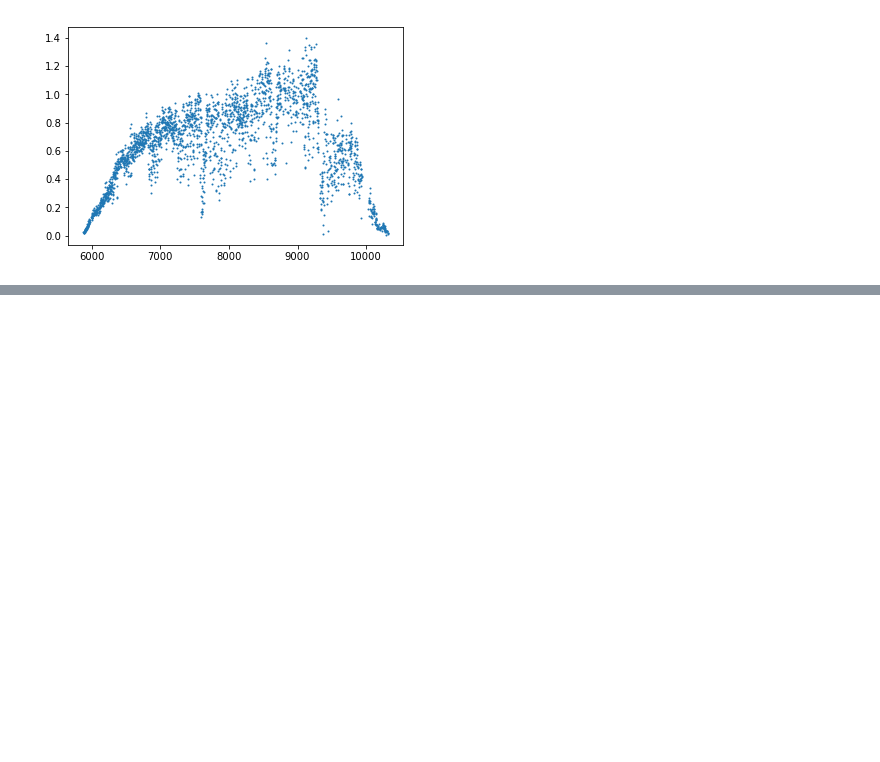
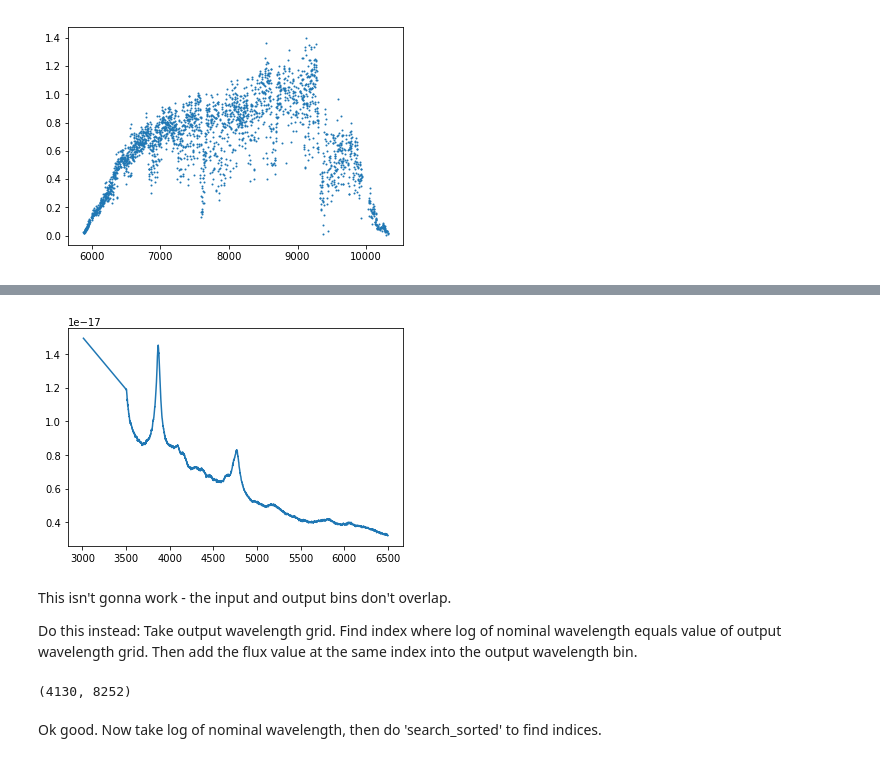
Before and after one commit to belaa/specsim-for-eboss, a Jupyter notebook: Simulate eBOSS spectra in Specsim.ipynb, the cells around one changed output, grey strips where cells are left out. Cells and saved outputs as stored; diff of their text form; code cells hidden in the pictures; blank space fills up the shorter version.

```diff
--- a/Simulate eBOSS spectra in Specsim.ipynb
+++ b/Simulate eBOSS spectra in Specsim.ipynb
@@ -1004,0 +1096,12 @@ plt.show()
+# %%
+simulator = specsim.simulator.Simulator('eboss', num_fibers=1)
+simulator.atmosphere
+simulator.simulate()
+
+blue_output = simulator.camera_output[0]
+red_output = simulator.camera_output[1]
+
+sim = simulator.simulated
+
+b_wlen, r_wlen = blue_output['wavelength'], red_output['wavelength']
+b_flux, r_flux = blue_output['observed_flux'], red_output['observed_flux']
@@ -1004,0 +1122,11 @@ plt.show()
+# %%
+plt.plot(b_wlen, b_flux)
+#plt.plot(np.log10(b_wlen), np.log10(b_flux))
+plt.show()
+# %% [output]
+[figure, added]
+# %% [markdown]
+This isn't gonna work - the input and output bins don't overlap.
+
+Do this instead:
+Take output wavelength grid. Find index where log of nominal wavelength equals value of output wavelength grid. Then add the flux value at the same index into the output wavelength bin.
@@ -1004,0 +1136,6 @@ plt.show()
+# %%
+len(output_wlen), len(nominal_wlen)
+# %% [output]
+(4130, 8252)
+# %% [markdown]
+Ok good. Now take log of nominal wavelength, then do 'search_sorted' to find indices.
```
Also changed, not shown: parts of 38 cells of this notebook.
